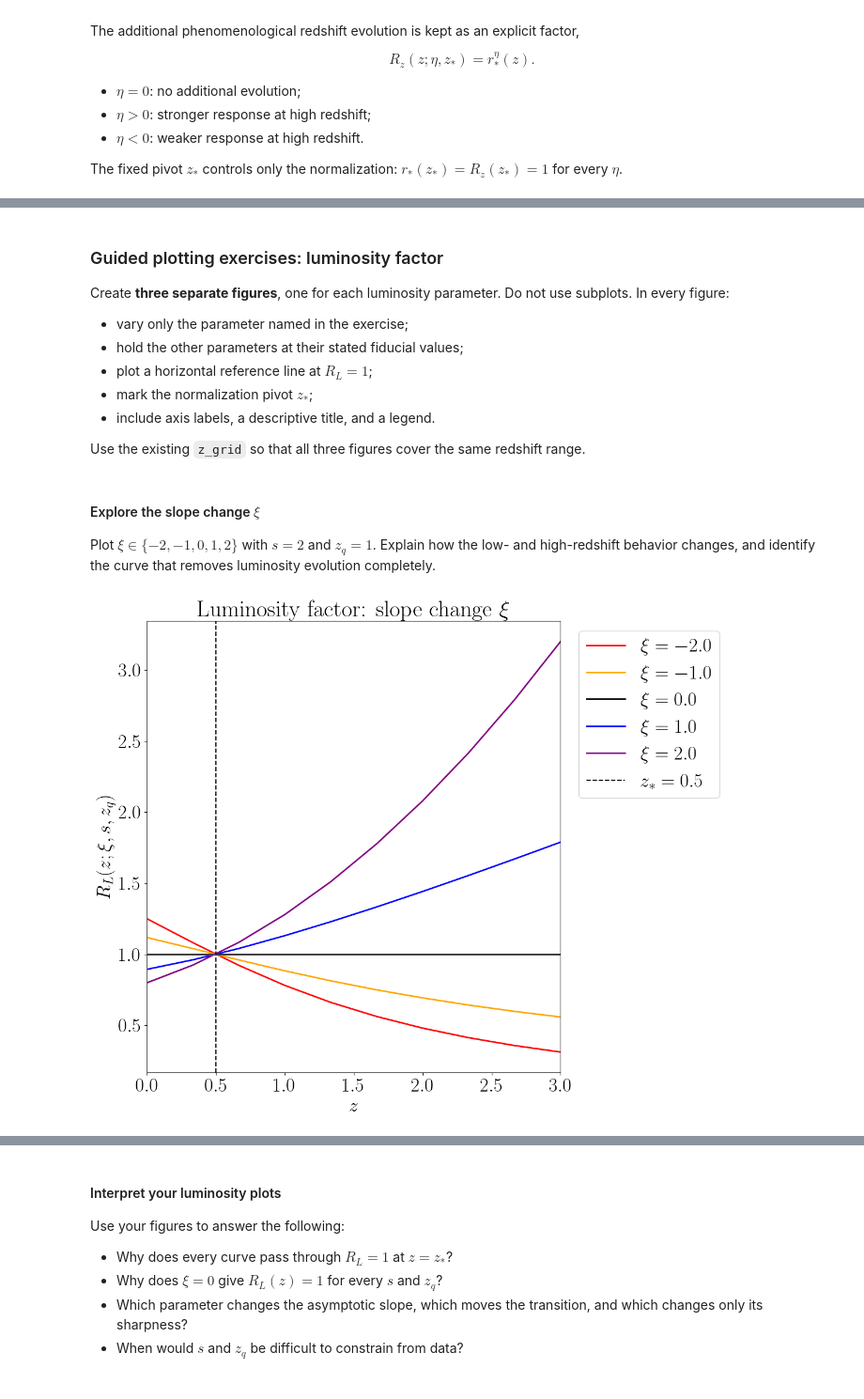
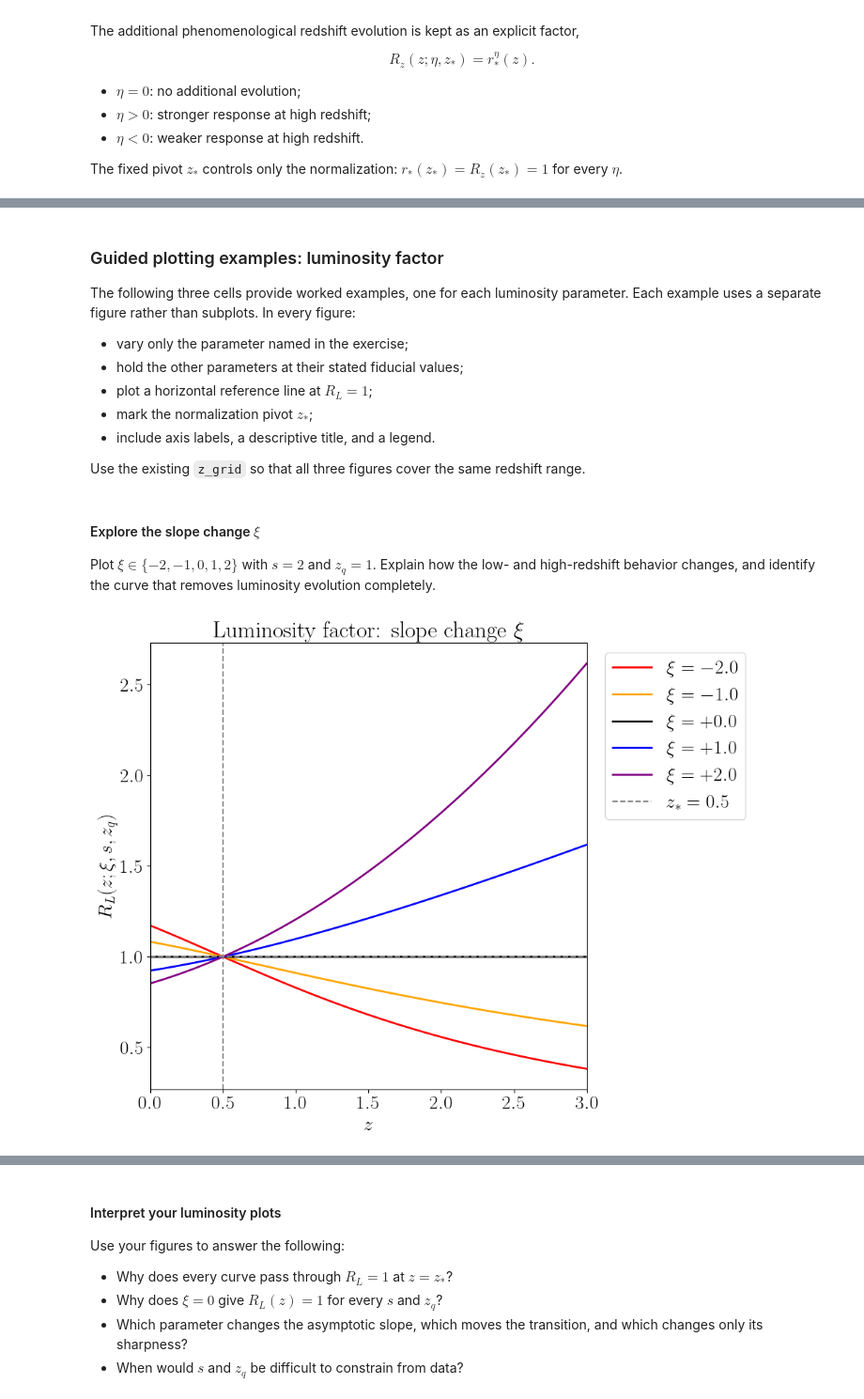
Before and after one commit to CosmoCloudZhang/IAFlowCloud, a Jupyter notebook: Code/NLA.ipynb, the cells around one changed output, grey strips where cells are left out. Shown at 94% size. Saved outputs shown, nothing was run; the diff lists cells and outputs as text; code cells hidden in the pictures.

Commit message:
Redesign the scale dependence and update implementation for parameter sampling.

```diff
--- a/Code/NLA.ipynb
+++ b/Code/NLA.ipynb
@@ -179,13 +180,17 @@ from matplotlib import pyplot
 # %%
 pyplot.rcParams.update({
     "font.family": "Times New Roman",
-    "font.size": 25,
+    "font.size": 20,
     "text.usetex": True,
 })
+
+colour_list = ["red", "orange", "black", "blue", "purple"]
 # %%
 base_path = Path.cwd().parent if Path.cwd().name == "Code" else Path.cwd()
 code_path = base_path / "Code"
 data_path = base_path / "Data"
+figure_path = base_path / "Figure" / "NLA"
+figure_path.mkdir(parents=True, exist_ok=True)
 
 if str(code_path) not in sys.path:
     sys.path.insert(0, str(code_path))
@@ -193,6 +198,7 @@ if str(code_path) not in sys.path:
 print("Project directory:", base_path)
 print("Code directory:   ", code_path)
 print("Data directory:   ", data_path)
+print("Figure directory: ", figure_path)
 # %% [output]
 Project directory: /Users/s2227120/Downloads/IAFlowCloud
 Code directory:    /Users/s2227120/Downloads/IAFlowCloud/Code
@@ -249,8 +257,8 @@ cosmology = pyccl.cosmology.Cosmology(
 # %%
 z1 = 0.0
 z2 = 3.0
-z_size = 10
-z_grid = numpy.linspace(z1, z2, z_size)
+z_size = 30
+z_grid = numpy.linspace(z1, z2, z_size + 1)
 # %% [markdown]
 ---
 
@@ -401,10 +408,10 @@ The slope changes smoothly from $0$ below the transition to $\xi$ above it and
 equals $\xi/2$ at $z=z_q$. Because $R_z=r_\ast^\eta$ remains explicit, the model
 cleanly separates a global redshift trend from this localized population change.
 # %% [markdown]
-### Guided plotting exercises: luminosity factor
+### Guided plotting examples: luminosity factor
 
-Create **three separate figures**, one for each luminosity parameter. Do not use
-subplots. In every figure:
+The following three cells provide worked examples, one for each luminosity parameter.
+Each example uses a separate figure rather than subplots. In every figure:
 
 - vary only the parameter named in the exercise;
 - hold the other parameters at their stated fiducial values;
@@ -413,6 +420,10 @@ subplots. In every figure:
 - include axis labels, a descriptive title, and a legend.
 
 Use the existing `z_grid` so that all three figures cover the same redshift range.
+# %%
+s_fixed = 2.0
+xi_fixed = 1.0
+z_q_fixed = 1.5
 # %% [markdown]
 #### Explore the slope change $\xi$
 
@@ -420,41 +431,48 @@ Plot $\xi\in\{-2,-1,0,1,2\}$ with $s=2$ and $z_q=1$. Explain how the low- and
 high-redshift behavior changes, and identify the curve that removes luminosity
 evolution completely.
 # %%
-# Student workspace: vary xi and create one luminosity-factor figure.
+# Worked example: vary xi and create one luminosity-factor figure.
 xi_list = [-2.0, -1.0, 0.0, 1.0, 2.0]
-colour_list = ["red", "orange", "black", "blue", "purple"]
-s_fixed = 2.0
-z_q_fixed = 1.0
 
-# Add your plotting code below.
-figure, plot = pyplot.subplots(figsize=(12, 10))
+figure, plot = pyplot.subplots(figsize=(10, 8))
 
 for xi, colour in zip(xi_list, colour_list):
     plot.plot(
         z_grid,
-        luminosity_factor(z_grid, xi=xi, s=s_fixed, z_q=z_q_fixed),
+        luminosity_factor(
+            z_grid,
+            xi=xi,
+            s=s_fixed,
+            z_q=z_q_fixed,
+            z_star=Z_STAR,
+        ),
         color=colour,
         linewidth=2,
-        label=rf"$\xi={xi}$",
+        label=rf"$\xi={xi:+}$",
+        rasterized=True,
     )
 
 plot.axvline(
     Z_STAR,
-    color="black",
+    color="grey",
     linestyle="--",
     label=rf"$z_\ast={Z_STAR}$",
+    rasterized=True,
 )
-plot.axhline(1.0, color="grey", linewidth=1)
+
+plot.axhline(1.0, color="grey", linestyle="--", rasterized=True)
+
 plot.set_xlim(z1, z2)
 plot.set_xlabel(r"$z$")
 plot.set_ylabel(r"$R_L(z;\xi,s,z_q)$")
+
 plot.set_title("Luminosity factor: slope change $\\xi$")
 plot.legend(loc="upper left", bbox_to_anchor=(1.02, 1.0))
 
 figure.tight_layout()
-pyplot.show()
+figure.savefig(figure_path / "Luminosity_Slope.pdf", dpi=512, bbox_inches="tight")
 # %% [output]
-[figure, old version]
+[figure, new version]
 # %% [markdown]
 #### Adjust the transition sharpness $s$
 
```
Also changed, not shown: parts of 25 cells of this notebook, 5 other files.
